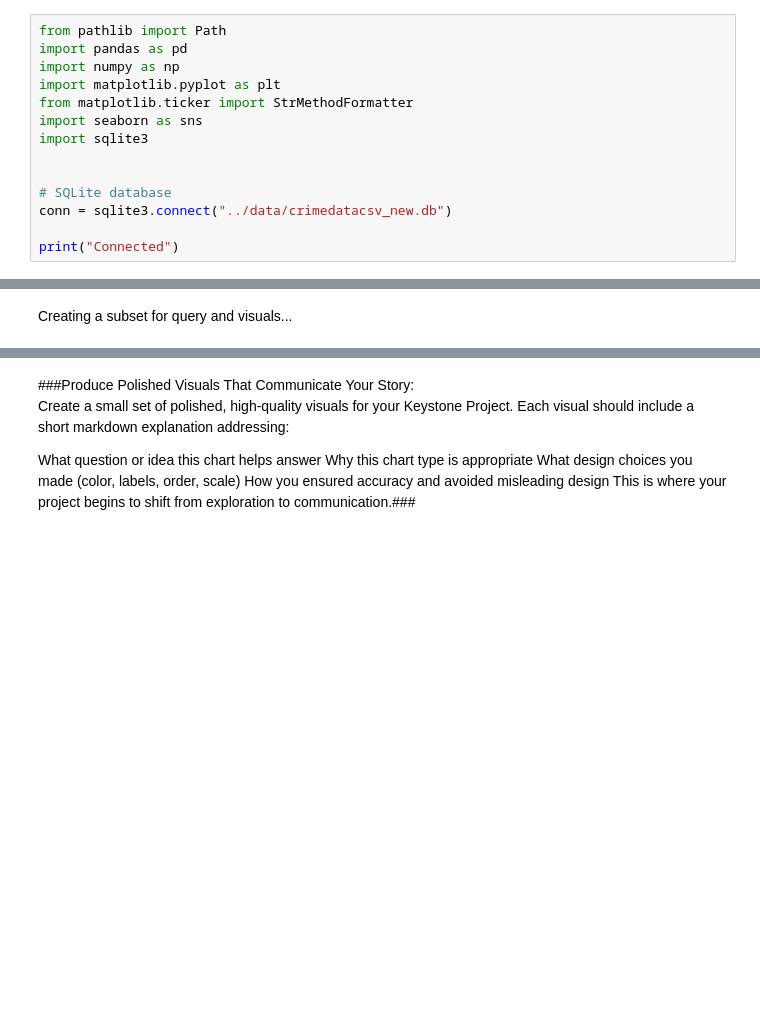
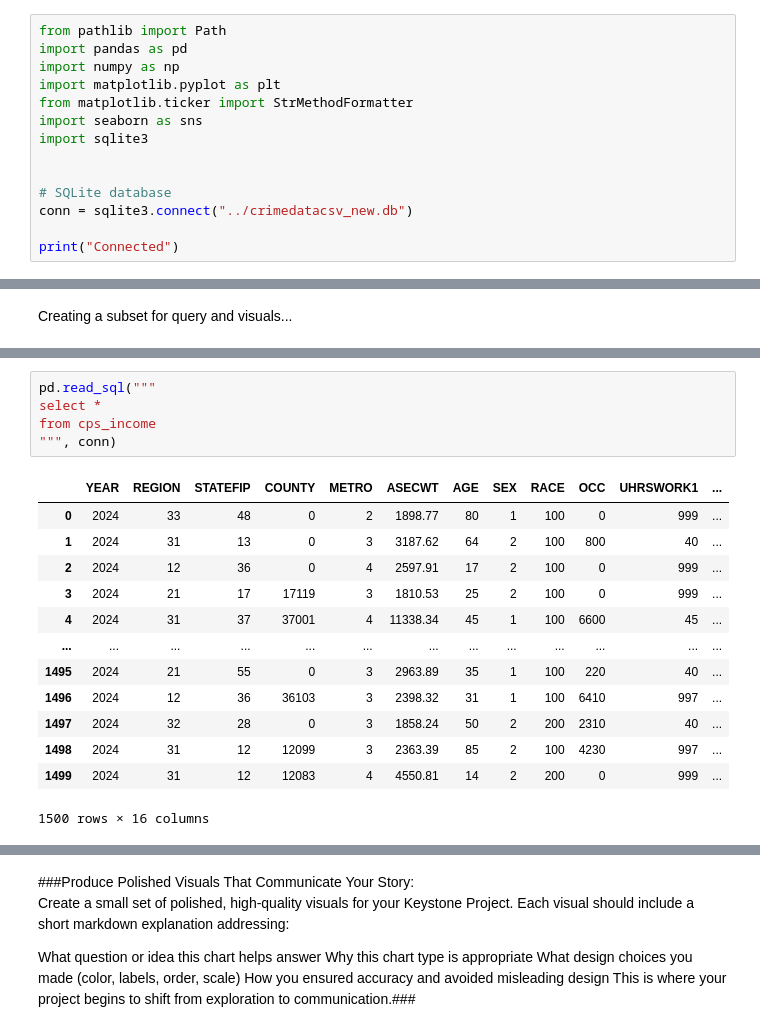
Before and after one commit to 2BLB/UBIAnalysis, a Jupyter notebook: notebooks/visuals_ubi.ipynb, the cells around one changed output, grey strips where cells are left out. Saved outputs shown, nothing was run; the diff lists cells and outputs as text; blank space fills up the shorter version.

```diff
--- a/notebooks/visuals_ubi.ipynb
+++ b/notebooks/visuals_ubi.ipynb
@@ -9,7 +9,7 @@ import sqlite3
 
 
 # SQLite database
-conn = sqlite3.connect("../data/crimedatacsv_new.db")
+conn = sqlite3.connect("../crimedatacsv_new.db")
 
 print("Connected")
 # %% [output]
@@ -54 +42,20 @@ memory usage: 98.3 KB
+# %%
+pd.read_sql("""
+select *
+from cps_income
+""", conn)
+# %% [output]
+|  | YEAR | REGION | STATEFIP | COUNTY | METRO | ASECWT | AGE | SEX | RACE | OCC | UHRSWORK1 | ... |
+| 0 | 2024 | 33 | 48 | 0 | 2 | 1898.77 | 80 | 1 | 100 | 0 | 999 | ... |
+| 1 | 2024 | 31 | 13 | 0 | 3 | 3187.62 | 64 | 2 | 100 | 800 | 40 | ... |
+| 2 | 2024 | 12 | 36 | 0 | 4 | 2597.91 | 17 | 2 | 100 | 0 | 999 | ... |
+| 3 | 2024 | 21 | 17 | 17119 | 3 | 1810.53 | 25 | 2 | 100 | 0 | 999 | ... |
+| 4 | 2024 | 31 | 37 | 37001 | 4 | 11338.34 | 45 | 1 | 100 | 6600 | 45 | ... |
+| ... | ... | ... | ... | ... | ... | ... | ... | ... | ... | ... | ... | ... |
+| 1495 | 2024 | 21 | 55 | 0 | 3 | 2963.89 | 35 | 1 | 100 | 220 | 40 | ... |
+| 1496 | 2024 | 12 | 36 | 36103 | 3 | 2398.32 | 31 | 1 | 100 | 6410 | 997 | ... |
+| 1497 | 2024 | 32 | 28 | 0 | 3 | 1858.24 | 50 | 2 | 200 | 2310 | 40 | ... |
+| 1498 | 2024 | 31 | 12 | 12099 | 3 | 2363.39 | 85 | 2 | 100 | 4230 | 997 | ... |
+| 1499 | 2024 | 31 | 12 | 12083 | 4 | 4550.81 | 14 | 2 | 200 | 0 | 999 | ... |
+1500 rows × 16 columns
 # %%
```
Also changed, not shown: parts of 12 cells of this notebook, 5 other files.
